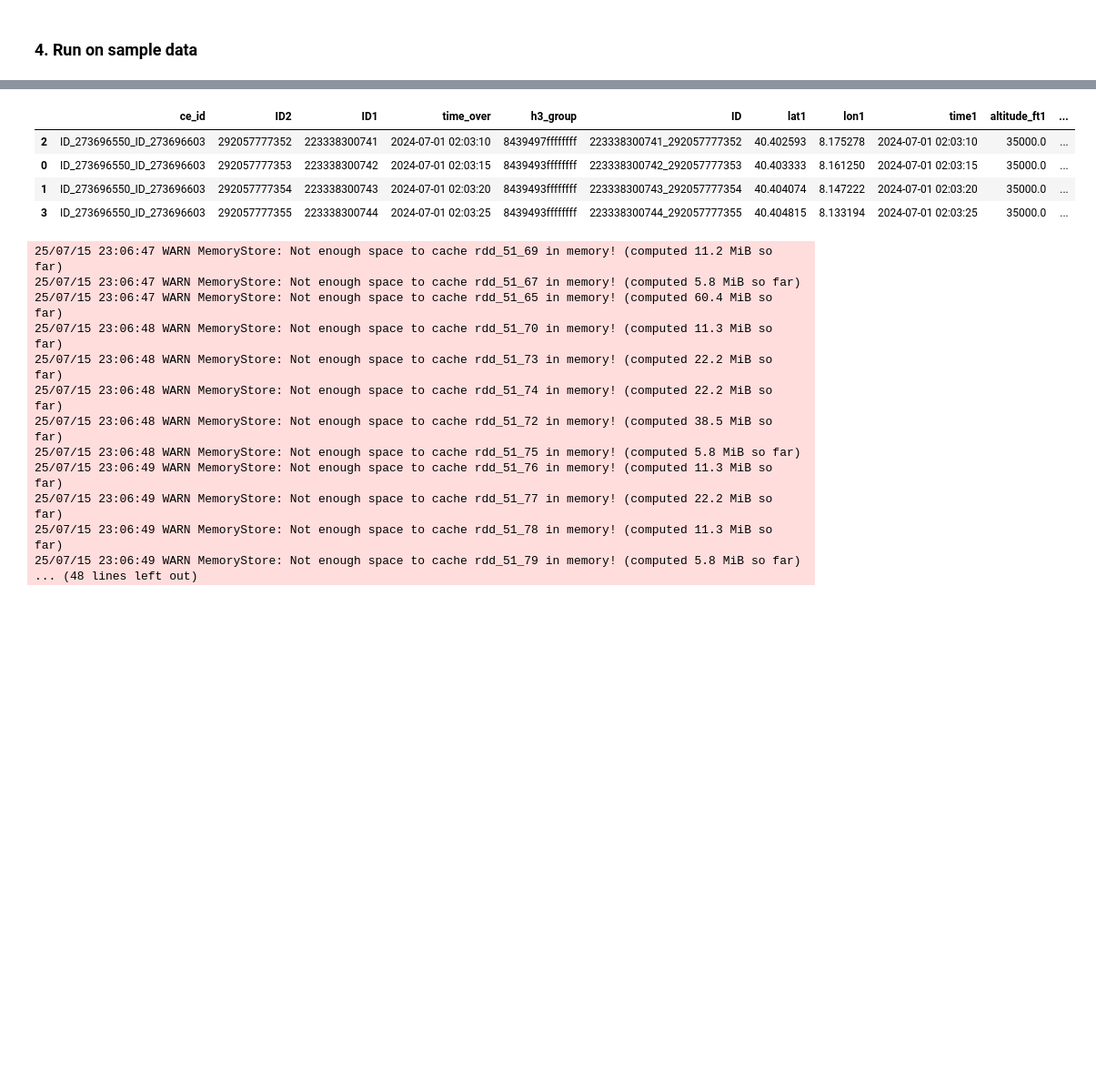
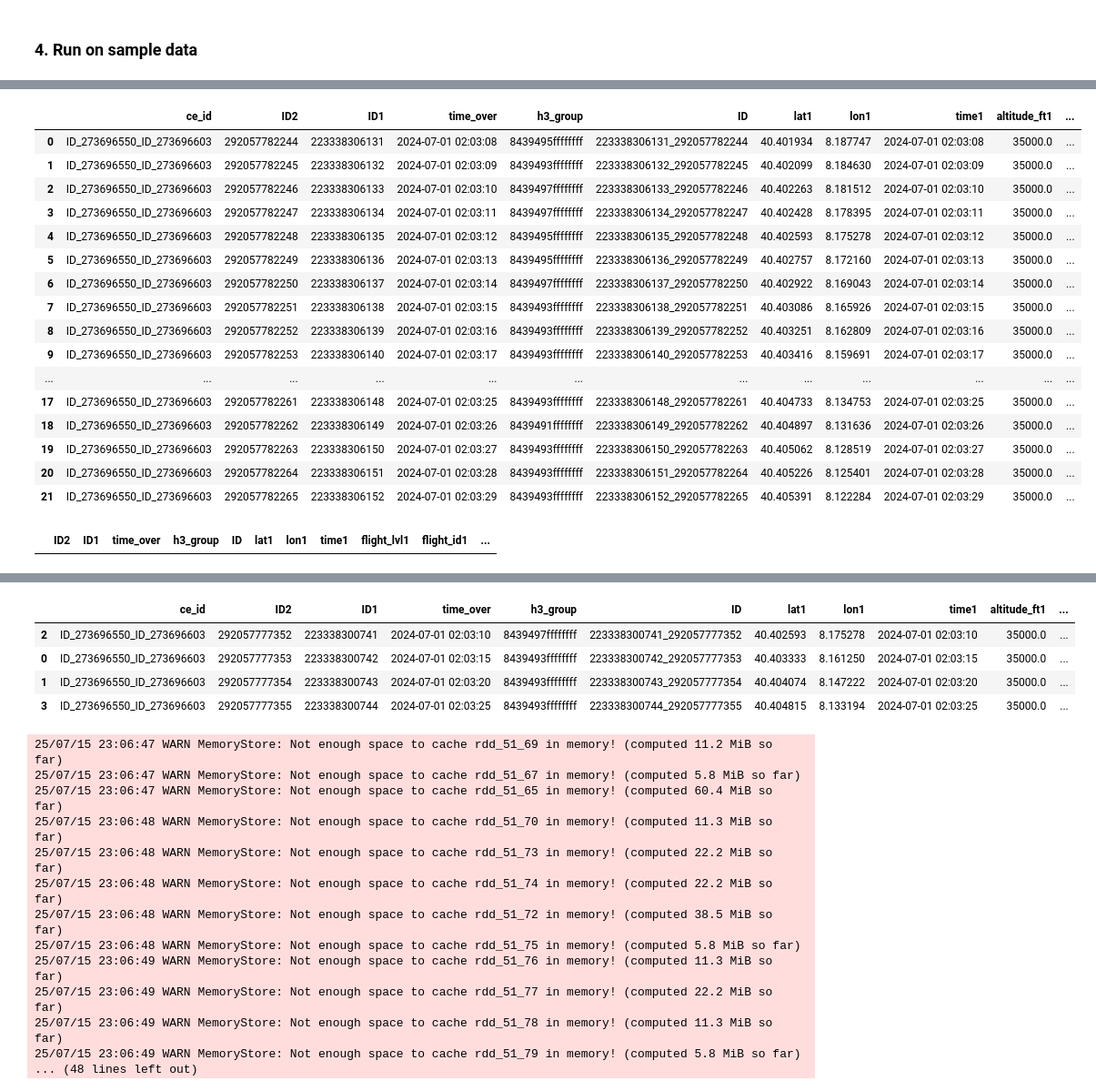
Before and after one commit to euctrl-pru/close-proximity-events, a Jupyter notebook: close-encounters-calculator copy.ipynb, the cells around one changed output, grey strips where cells are left out. Shown at 91% size. Drawn from its saved outputs; the diff is of its cells as text; code cells hidden in the pictures; blank space fills up the shorter version.

```diff
--- a/close-encounters-calculator copy.ipynb
+++ b/close-encounters-calculator copy.ipynb
@@ -131,0 +199,12 @@ Wall time: 8min 5s
+# %%
+from pyspark.sql import SparkSession
+from pyspark.sql import functions as F
+from pyspark.sql.window import Window
+from pyspark.sql.types import StringType
+
+# Start Spark session
+df = pd.read_parquet('test_v10.parquet')
+
+df = df.iloc[:1000]
+# %%
+df = spark.createDataFrame(df)
@@ -132,2 +352,22 @@ Wall time: 8min 5s
+# %%
+res[res.ce_id == 'ID_273696550_ID_273696603']
+# %% [output]
+|  | ce_id | ID2 | ID1 | time_over | h3_group | ID | lat1 | lon1 | time1 | altitude_ft1 | ... |
+| 0 | ID_273696550_ID_273696603 | 292057782244 | 223338306131 | 2024-07-01 02:03:08 | 8439495ffffffff | 223338306131_292057782244 | 40.401934 | 8.187747 | 2024-07-01 02:03:08 | 35000.0 | ... |
+| 1 | ID_273696550_ID_273696603 | 292057782245 | 223338306132 | 2024-07-01 02:03:09 | 8439493ffffffff | 223338306132_292057782245 | 40.402099 | 8.184630 | 2024-07-01 02:03:09 | 35000.0 | ... |
+| 2 | ID_273696550_ID_273696603 | 292057782246 | 223338306133 | 2024-07-01 02:03:10 | 8439497ffffffff | 223338306133_292057782246 | 40.402263 | 8.181512 | 2024-07-01 02:03:10 | 35000.0 | ... |
+| 3 | ID_273696550_ID_273696603 | 292057782247 | 223338306134 | 2024-07-01 02:03:11 | 8439497ffffffff | 223338306134_292057782247 | 40.402428 | 8.178395 | 2024-07-01 02:03:11 | 35000.0 | ... |
+| 4 | ID_273696550_ID_273696603 | 292057782248 | 223338306135 | 2024-07-01 02:03:12 | 8439495ffffffff | 223338306135_292057782248 | 40.402593 | 8.175278 | 2024-07-01 02:03:12 | 35000.0 | ... |
+| 5 | ID_273696550_ID_273696603 | 292057782249 | 223338306136 | 2024-07-01 02:03:13 | 8439495ffffffff | 223338306136_292057782249 | 40.402757 | 8.172160 | 2024-07-01 02:03:13 | 35000.0 | ... |
+| 6 | ID_273696550_ID_273696603 | 292057782250 | 223338306137 | 2024-07-01 02:03:14 | 8439497ffffffff | 223338306137_292057782250 | 40.402922 | 8.169043 | 2024-07-01 02:03:14 | 35000.0 | ... |
+| 7 | ID_273696550_ID_273696603 | 292057782251 | 223338306138 | 2024-07-01 02:03:15 | 8439493ffffffff | 223338306138_292057782251 | 40.403086 | 8.165926 | 2024-07-01 02:03:15 | 35000.0 | ... |
+| 8 | ID_273696550_ID_273696603 | 292057782252 | 223338306139 | 2024-07-01 02:03:16 | 8439493ffffffff | 223338306139_292057782252 | 40.403251 | 8.162809 | 2024-07-01 02:03:16 | 35000.0 | ... |
+| 9 | ID_273696550_ID_273696603 | 292057782253 | 223338306140 | 2024-07-01 02:03:17 | 8439493ffffffff | 223338306140_292057782253 | 40.403416 | 8.159691 | 2024-07-01 02:03:17 | 35000.0 | ... |
+| ... | ... | ... | ... | ... | ... | ... | ... | ... | ... | ... | ... |
+| 17 | ID_273696550_ID_273696603 | 292057782261 | 223338306148 | 2024-07-01 02:03:25 | 8439493ffffffff | 223338306148_292057782261 | 40.404733 | 8.134753 | 2024-07-01 02:03:25 | 35000.0 | ... |
+| 18 | ID_273696550_ID_273696603 | 292057782262 | 223338306149 | 2024-07-01 02:03:26 | 8439491ffffffff | 223338306149_292057782262 | 40.404897 | 8.131636 | 2024-07-01 02:03:26 | 35000.0 | ... |
+| 19 | ID_273696550_ID_273696603 | 292057782263 | 223338306150 | 2024-07-01 02:03:27 | 8439493ffffffff | 223338306150_292057782263 | 40.405062 | 8.128519 | 2024-07-01 02:03:27 | 35000.0 | ... |
+| 20 | ID_273696550_ID_273696603 | 292057782264 | 223338306151 | 2024-07-01 02:03:28 | 8439493ffffffff | 223338306151_292057782264 | 40.405226 | 8.125401 | 2024-07-01 02:03:28 | 35000.0 | ... |
+| 21 | ID_273696550_ID_273696603 | 292057782265 | 223338306152 | 2024-07-01 02:03:29 | 8439493ffffffff | 223338306152_292057782265 | 40.405391 | 8.122284 | 2024-07-01 02:03:29 | 35000.0 | ... |
 # %%
 ce_pdf = ce.get_close_encounters_pdf()
@@ -133,0 +378,4 @@ ce_pdf = ce.get_close_encounters_pdf()
+# %%
+ce_v8[ce_v8.v_dist_FL >= 999.999999999997]
+# %% [output]
+|  | ID2 | ID1 | time_over | h3_group | ID | lat1 | lon1 | time1 | flight_lvl1 | flight_id1 | ... |
```
Also changed, not shown: parts of 25 cells of this notebook, 1 other file.
